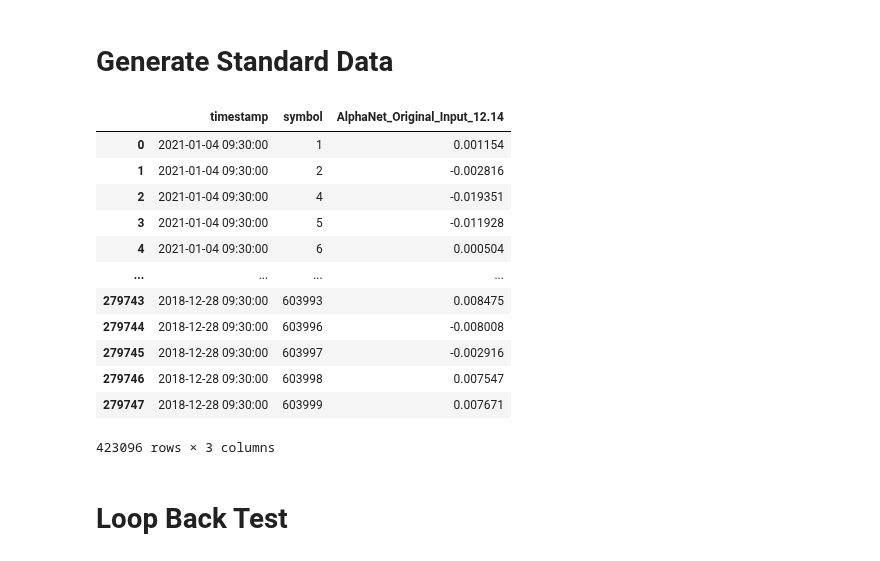
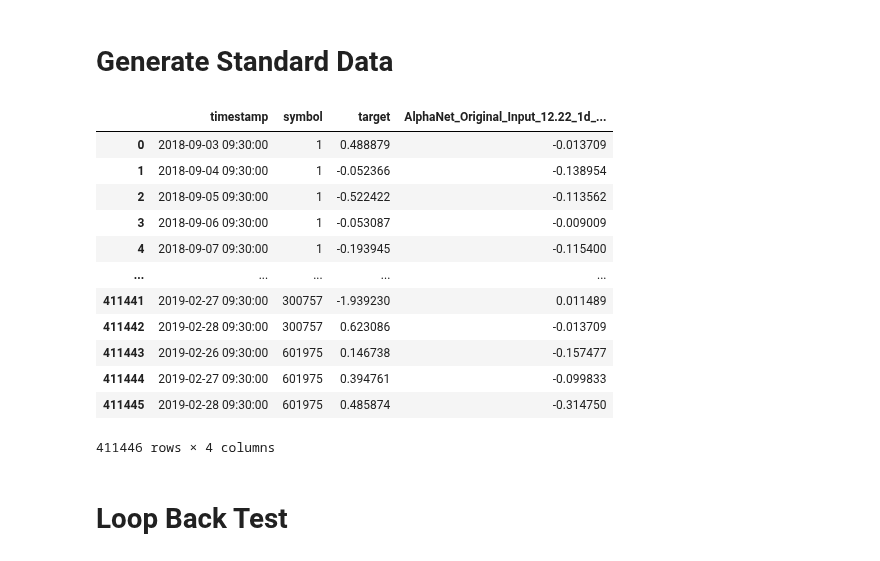
Before and after one commit to June24-Wu/Shannon, a Jupyter notebook: NoteBook/Loopback.ipynb, the cells around one changed output. Saved outputs shown, nothing was run; the diff lists cells and outputs as text; code cells hidden in the pictures.

```diff
--- a/NoteBook/Loopback.ipynb
+++ b/NoteBook/Loopback.ipynb
@@ -1,7 +1,7 @@
 # %% [markdown]
 # Generate Standard Data
 # %%
-alpha_name = 'AlphaNet_Original_Input_12.14'
+alpha_name = 'AlphaNet_Original_Input_12.22_1d_return_new'
 path = "/home/wuwenjun/Alpha_Factor/" + alpha_name + "/result/"
 output_path = r'/home/wuwenjun/factor_lib/ti0/wuwenjun'
 # %%
@@ -24,27 +24,27 @@ from tqdm import tqdm
 # %%
 # 生成标准数据
 df = pd.DataFrame()
 for f, _, i in walk(path):
     for j in tqdm(i):
         df = pd.concat([df,pd.read_parquet(f + "/" + j)],axis=0)
-df['timestamp'] = pd.to_datetime(df['timestamp'].astype(str))
+df['timestamp'] = pd.to_datetime(df['timestamp'])
 display(df)
 # output
-convert_to_standard_daily_feature_csv(alpha_name, df, output_path)
+convert_to_standard_daily_feature_csv(alpha_name, df.drop("target",axis=1), output_path)
 # %% [output]
-|  | timestamp | symbol | AlphaNet_Original_Input_12.14 |
-| 0 | 2021-01-04 09:30:00 | 1 | 0.001154 |
-| 1 | 2021-01-04 09:30:00 | 2 | -0.002816 |
-| 2 | 2021-01-04 09:30:00 | 4 | -0.019351 |
-| 3 | 2021-01-04 09:30:00 | 5 | -0.011928 |
-| 4 | 2021-01-04 09:30:00 | 6 | 0.000504 |
-| ... | ... | ... | ... |
-| 279743 | 2018-12-28 09:30:00 | 603993 | 0.008475 |
-| 279744 | 2018-12-28 09:30:00 | 603996 | -0.008008 |
-| 279745 | 2018-12-28 09:30:00 | 603997 | -0.002916 |
-| 279746 | 2018-12-28 09:30:00 | 603998 | 0.007547 |
-| 279747 | 2018-12-28 09:30:00 | 603999 | 0.007671 |
+|  | timestamp | symbol | target | AlphaNet_Original_Input_12.22_1d_... |
+| 0 | 2018-09-03 09:30:00 | 1 | 0.488879 | -0.013709 |
+| 1 | 2018-09-04 09:30:00 | 1 | -0.052366 | -0.138954 |
+| 2 | 2018-09-05 09:30:00 | 1 | -0.522422 | -0.113562 |
+| 3 | 2018-09-06 09:30:00 | 1 | -0.053087 | -0.009009 |
+| 4 | 2018-09-07 09:30:00 | 1 | -0.193945 | -0.115400 |
+| ... | ... | ... | ... | ... |
+| 411441 | 2019-02-27 09:30:00 | 300757 | -1.939230 | 0.011489 |
+| 411442 | 2019-02-28 09:30:00 | 300757 | 0.623086 | -0.013709 |
+| 411443 | 2019-02-26 09:30:00 | 601975 | 0.146738 | -0.157477 |
+| 411444 | 2019-02-27 09:30:00 | 601975 | 0.394761 | -0.099833 |
+| 411445 | 2019-02-28 09:30:00 | 601975 | 0.485874 | -0.314750 |
-423096 rows × 3 columns
+411446 rows × 4 columns
 # %% [markdown]
 # Loop Back Test
 # %%
```
Also changed, not shown: parts of 2 cells of this notebook, 3 other files.
